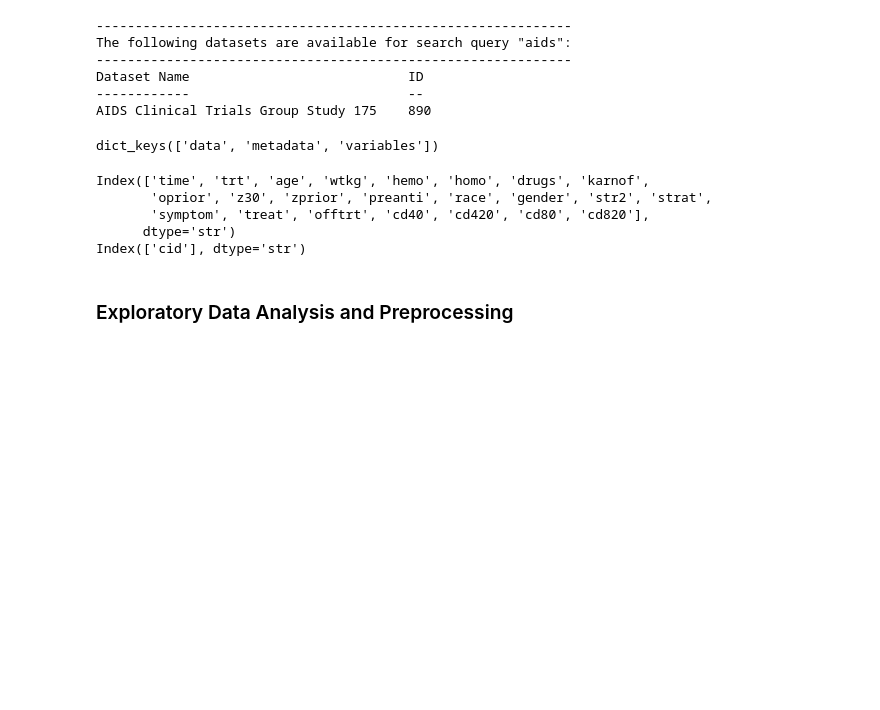
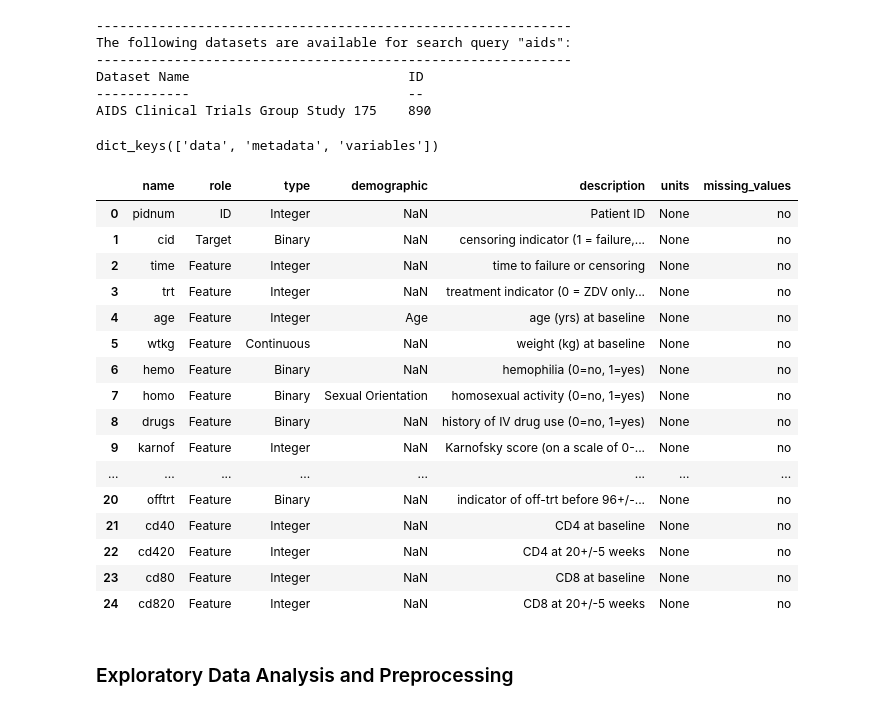
Before and after one commit to GioZd/Cox-BNN, a Jupyter notebook: cox-bnn.ipynb, the cells around one changed output. Saved outputs shown, nothing was run; the diff lists cells and outputs as text; code cells hidden in the pictures; blank space fills up the shorter version.

```diff
--- a/cox-bnn.ipynb
+++ b/cox-bnn.ipynb
@@ -32,15 +34,26 @@ aids_clinical_trials_group = fetch_ucirepo(id=890)
 print(aids_clinical_trials_group.keys())
 # %% [output]
 dict_keys(['data', 'metadata', 'variables'])
-# %%
-print(aids_clinical_trials_group.data['features'].keys())
-print(aids_clinical_trials_group.data['targets'].keys())
-# %% [output]
-Index(['time', 'trt', 'age', 'wtkg', 'hemo', 'homo', 'drugs', 'karnof',
-       'oprior', 'z30', 'zprior', 'preanti', 'race', 'gender', 'str2', 'strat',
-       'symptom', 'treat', 'offtrt', 'cd40', 'cd420', 'cd80', 'cd820'],
-      dtype='str')
-Index(['cid'], dtype='str')
+# %%
+aids_clinical_trials_group.variables
+# %% [output]
+|  | name | role | type | demographic | description | units | missing_values |
+| 0 | pidnum | ID | Integer | NaN | Patient ID | None | no |
+| 1 | cid | Target | Binary | NaN | censoring indicator (1 = failure,... | None | no |
+| 2 | time | Feature | Integer | NaN | time to failure or censoring | None | no |
+| 3 | trt | Feature | Integer | NaN | treatment indicator (0 = ZDV only... | None | no |
+| 4 | age | Feature | Integer | Age | age (yrs) at baseline | None | no |
+| 5 | wtkg | Feature | Continuous | NaN | weight (kg) at baseline | None | no |
+| 6 | hemo | Feature | Binary | NaN | hemophilia (0=no, 1=yes) | None | no |
+| 7 | homo | Feature | Binary | Sexual Orientation | homosexual activity (0=no, 1=yes) | None | no |
+| 8 | drugs | Feature | Binary | NaN | history of IV drug use (0=no, 1=yes) | None | no |
+| 9 | karnof | Feature | Integer | NaN | Karnofsky score (on a scale of 0-... | None | no |
+| ... | ... | ... | ... | ... | ... | ... | ... |
+| 20 | offtrt | Feature | Binary | NaN | indicator of off-trt before 96+/-... | None | no |
+| 21 | cd40 | Feature | Integer | NaN | CD4 at baseline | None | no |
+| 22 | cd420 | Feature | Integer | NaN | CD4 at 20+/-5 weeks | None | no |
+| 23 | cd80 | Feature | Integer | NaN | CD8 at baseline | None | no |
+| 24 | cd820 | Feature | Integer | NaN | CD8 at 20+/-5 weeks | None | no |
 # %% [markdown]
 ### Exploratory Data Analysis and Preprocessing
 # %%
```
Also changed, not shown: parts of 39 cells of this notebook, 2 other files.
